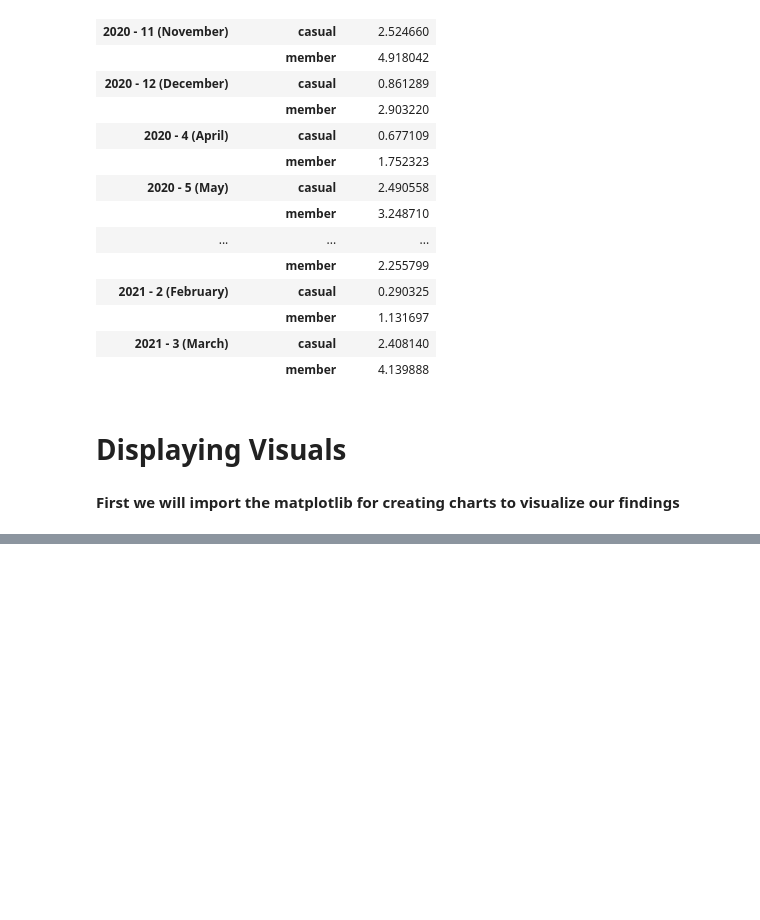
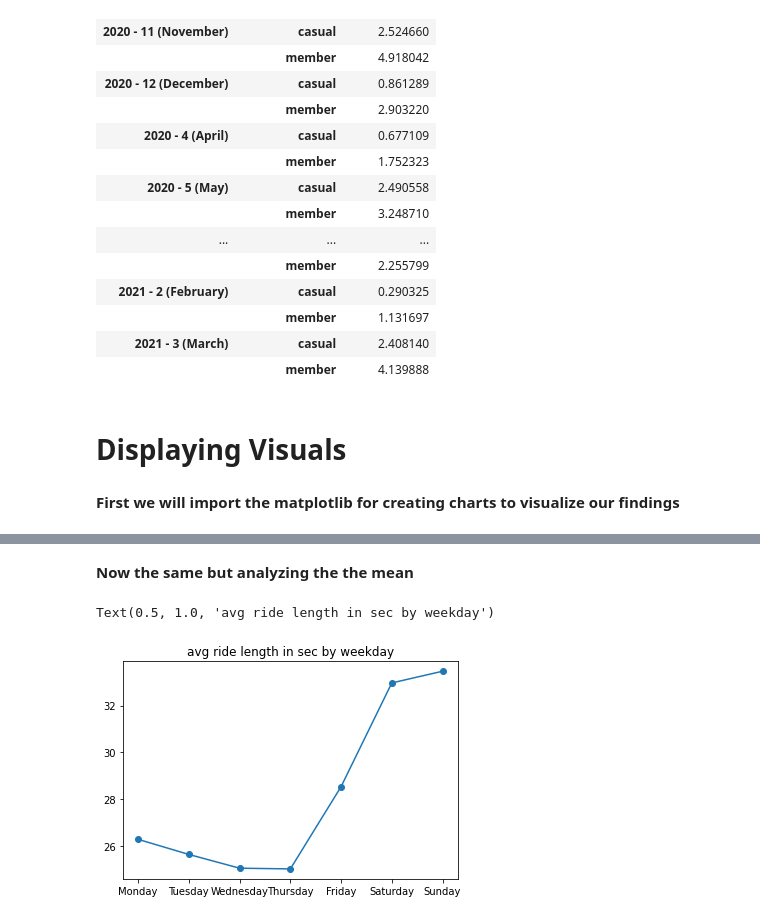
Before and after one commit to Ladislau2020/2021, a Jupyter notebook: fork-of-capstone-project-from-google.ipynb, the cells around one changed output, grey strips where cells are left out. Cells and saved outputs as stored; diff of their text form; code cells hidden in the pictures; blank space fills up the shorter version.

```diff
--- a/fork-of-capstone-project-from-google.ipynb
+++ b/fork-of-capstone-project-from-google.ipynb
@@ -1117,0 +1128,8 @@ plt.plot(tripdataV2.groupby("weekday").aggregate({"ride_length_s":['count', 'med
+# %% [markdown]
+**Now the same but analyzing the the mean**
+# %%
+plt.plot(tripdataV2.groupby("weekday").aggregate({"ride_length_s":['mean']}).reindex(new_index), marker="o")
+plt.title("avg ride length in sec by weekday")
+# %% [output]
+Text(0.5, 1.0, 'avg ride length in sec by weekday')
+[figure, added]
```
Also changed, not shown: parts of 17 cells of this notebook.
